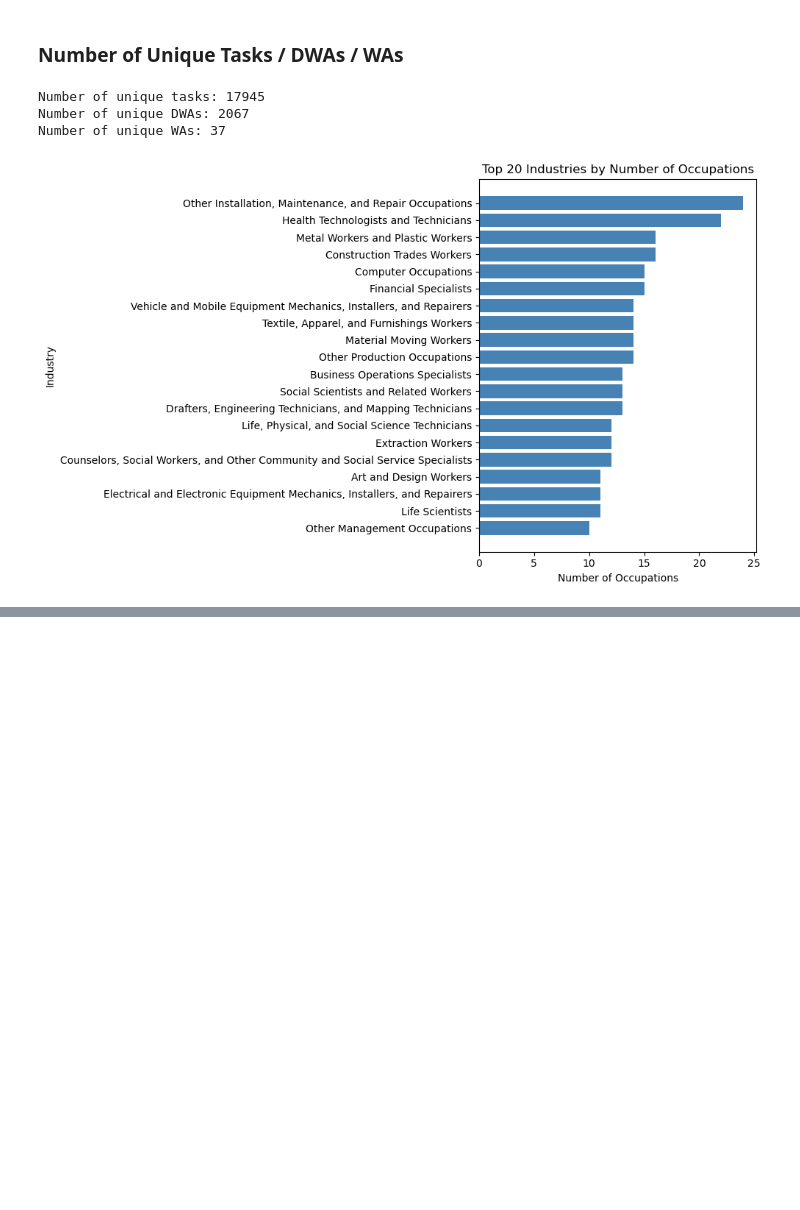
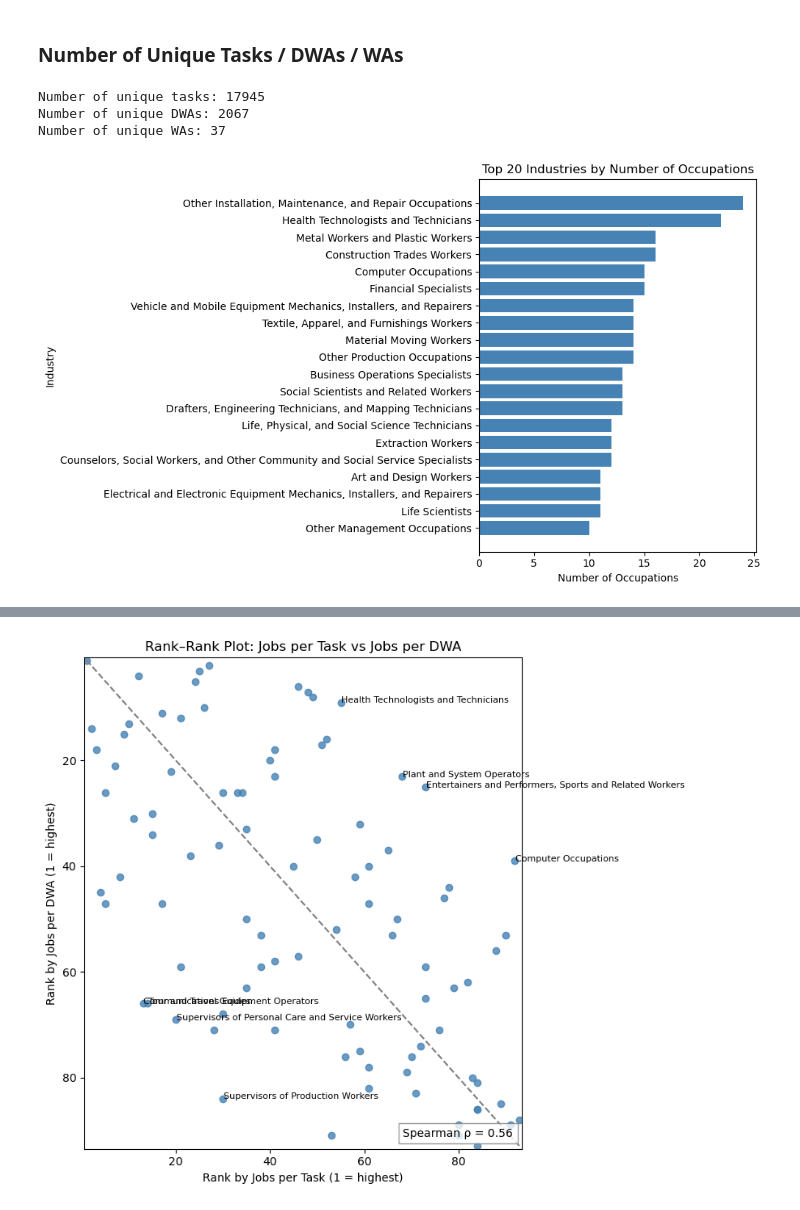
Before and after one commit to johnjosephhorton/rubin, a Jupyter notebook: agentic_ai/onet_handoff_measure.ipynb, the cells around one changed output, grey strips where cells are left out. Drawn from its saved outputs; the diff is of its cells as text; code cells hidden in the pictures; blank space fills up the shorter version.

```diff
--- a/agentic_ai/onet_handoff_measure.ipynb
+++ b/agentic_ai/onet_handoff_measure.ipynb
@@ -341,3 +362,76 @@ plt.show()
+# %%
+import matplotlib.pyplot as plt
+import numpy as np
+import pandas as pd
+
+# --- Compute measures (reuse your pipeline if already available) ---
+jobs_tasks_ratio = (
+    onet.groupby("ind_name")
+    .agg(
+        num_unique_occ=("occ_title", "nunique"),
+        num_unique_tasks=("task", "nunique"),
+        num_unique_DWAs=("dwa_title", "nunique"),
+        num_unique_WAs=("wa_name", "nunique"),
+    )
+    .reset_index()
+)
+
+# Ratios (%)
+jobs_tasks_ratio["jobs_per_task"] = (
+    jobs_tasks_ratio["num_unique_occ"] / jobs_tasks_ratio["num_unique_tasks"] * 100
+)
+jobs_tasks_ratio["jobs_per_DWA"] = (
+    jobs_tasks_ratio["num_unique_occ"] / jobs_tasks_ratio["num_unique_DWAs"] * 100
+)
+
+# --- Rank each industry on both metrics (1 = best/highest) ---
+# method='min' keeps integer ranks when ties happen (e.g., 1,1,3,...)
+ranks = jobs_tasks_ratio.copy()
+ranks["rank_task"] = ranks["jobs_per_task"].rank(method="min", ascending=False).astype(int)
+ranks["rank_dwa"]  = ranks["jobs_per_DWA"].rank(method="min", ascending=False).astype(int)
+
+# Rank difference (to spot mismatches)
+ranks["rank_diff"] = (ranks["rank_task"] - ranks["rank_dwa"]).abs()
+
+# --- Plot rank–rank scatter ---
+fig, ax = plt.subplots(figsize=(8, 7))
+
+ax.scatter(ranks["rank_task"], ranks["rank_dwa"], color="steelblue", alpha=0.8)
+
+# Axes labels/titles
+ax.set_xlabel("Rank by Jobs per Task (1 = highest)")
+ax.set_ylabel("Rank by Jobs per DWA (1 = highest)")
+ax.set_title("Rank–Rank Plot: Jobs per Task vs Jobs per DWA")
+
+# 45° reference line (perfect agreement)
+max_rank = int(max(ranks["rank_task"].max(), ranks["rank_dwa"].max()))
+ax.plot([1, max_rank], [1, max_rank], linestyle="--", color="gray")
+
+# Put best ranks (1) near origin and increase down/right
+ax.set_xlim(0.5, max_rank + 0.5)
+ax.set_ylim(0.5, max_rank + 0.5)
+ax.invert_yaxis()  # optional: top-left is "best-best"
+# (If you prefer bottom-left as best-best, remove invert_yaxis())
+
+# --- Label biggest mismatches to highlight “top in one ≠ top in the other” ---
+# Adjust N to taste
+N = min(8, len(ranks))
+outliers = ranks.sort_values("rank_diff", ascending=False).head(N)
+for _, row in outliers.iterrows():
+    ax.text(row["rank_task"] + 0.1, row["rank_dwa"] + 0.1, row["ind_name"],
+            fontsize=8, color="black")
+
+# Optional: Spearman rank correlation (agreement in ordering)
+spearman = ranks[["rank_task", "rank_dwa"]].corr(method="spearman").iloc[0,1]
+ax.text(0.98, 0.02, f"Spearman ρ = {spearman:.2f}",
+        transform=ax.transAxes, ha="right", va="bottom",
+        fontsize=10, bbox=dict(facecolor="white", edgecolor="gray", alpha=0.8))
+
+plt.tight_layout()
+plt.savefig(f"{output_plot_path}/rank_rank_jobs_per_task_vs_dwa.png")
+plt.show()
+# %% [output]
+[figure, added]
 # %%
 import numpy as np
 import matplotlib.pyplot as plt
```
Also changed, not shown: parts of 5 cells of this notebook.
